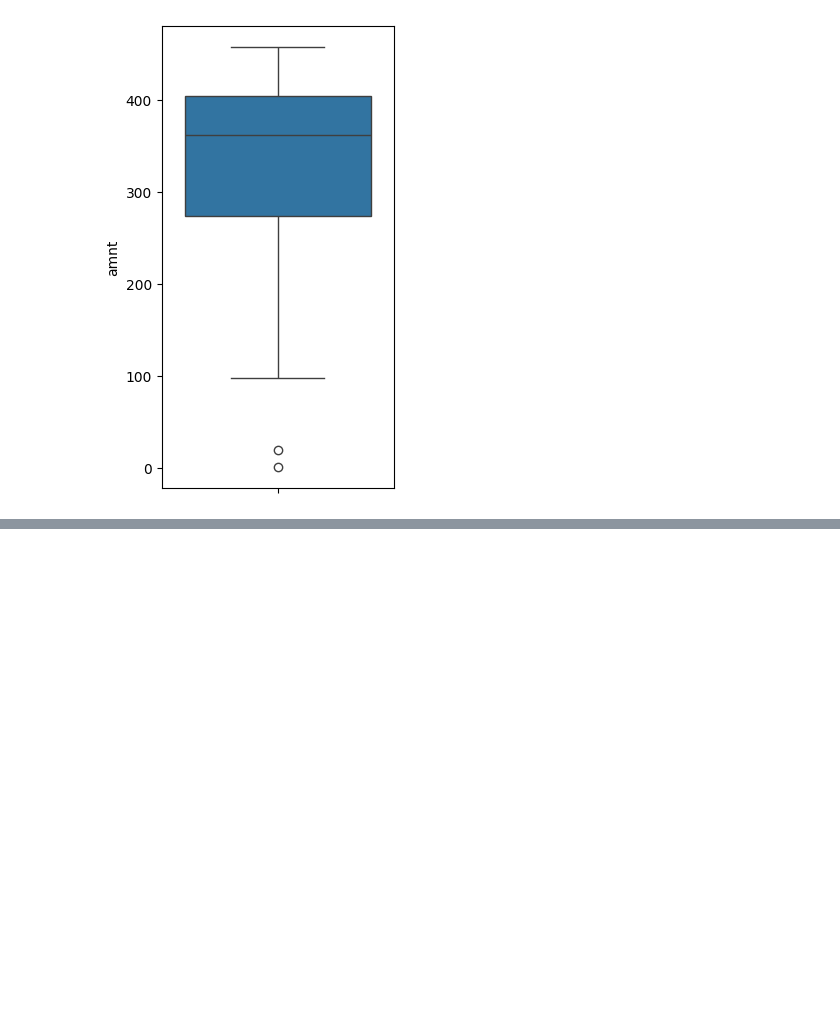
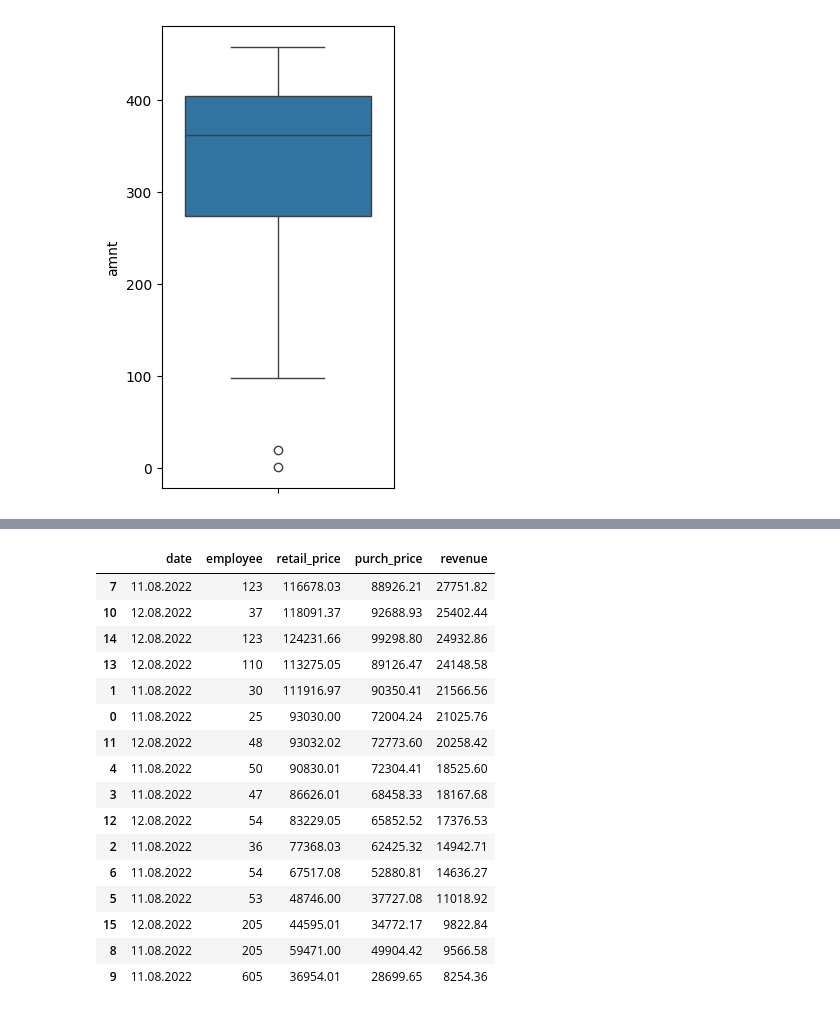
Before and after one commit to rodioniam/study_projects, a Jupyter notebook: pandas/exploratory_data_analysis.ipynb, the cells around one changed output, grey strips where cells are left out. Saved outputs shown, nothing was run; the diff lists cells and outputs as text; code cells hidden in the pictures; blank space fills up the shorter version.

```diff
--- a/pandas/exploratory_data_analysis.ipynb
+++ b/pandas/exploratory_data_analysis.ipynb
@@ -186,0 +201,28 @@ df.groupby(['date', 'n_chk'])[['amnt', 'retail_price', 'purch_price']].agg({
+# %%
+# here is an example of counting revenue for every day by every employee
+# agg functin cant accept math operations inside, so one way around is to make a new column
+rev_1 = df.groupby(['date', 'employee'])[['retail_price', 'purch_price']].agg('sum')
+rev_1['revenue'] = rev_1['retail_price'] - rev_1['purch_price']
+rev_1['revenue'] = rev_1['revenue'].round(2) # here i rounded values in revenue column
+rev_1 = rev_1.reset_index() # here i reassigned rev datarfame
+# %%
+# here i sorted it by revenue in descending order (ascending by default)
+rev_1.sort_values(by='revenue', ascending=False)
+# %% [output]
+|  | date | employee | retail_price | purch_price | revenue |
+| 7 | 11.08.2022 | 123 | 116678.03 | 88926.21 | 27751.82 |
+| 10 | 12.08.2022 | 37 | 118091.37 | 92688.93 | 25402.44 |
+| 14 | 12.08.2022 | 123 | 124231.66 | 99298.80 | 24932.86 |
+| 13 | 12.08.2022 | 110 | 113275.05 | 89126.47 | 24148.58 |
+| 1 | 11.08.2022 | 30 | 111916.97 | 90350.41 | 21566.56 |
+| 0 | 11.08.2022 | 25 | 93030.00 | 72004.24 | 21025.76 |
+| 11 | 12.08.2022 | 48 | 93032.02 | 72773.60 | 20258.42 |
+| 4 | 11.08.2022 | 50 | 90830.01 | 72304.41 | 18525.60 |
+| 3 | 11.08.2022 | 47 | 86626.01 | 68458.33 | 18167.68 |
+| 12 | 12.08.2022 | 54 | 83229.05 | 65852.52 | 17376.53 |
+| 2 | 11.08.2022 | 36 | 77368.03 | 62425.32 | 14942.71 |
+| 6 | 11.08.2022 | 54 | 67517.08 | 52880.81 | 14636.27 |
+| 5 | 11.08.2022 | 53 | 48746.00 | 37727.08 | 11018.92 |
+| 15 | 12.08.2022 | 205 | 44595.01 | 34772.17 | 9822.84 |
+| 8 | 11.08.2022 | 205 | 59471.00 | 49904.42 | 9566.58 |
+| 9 | 11.08.2022 | 605 | 36954.01 | 28699.65 | 8254.36 |
```
Also changed, not shown: parts of 6 cells of this notebook.
